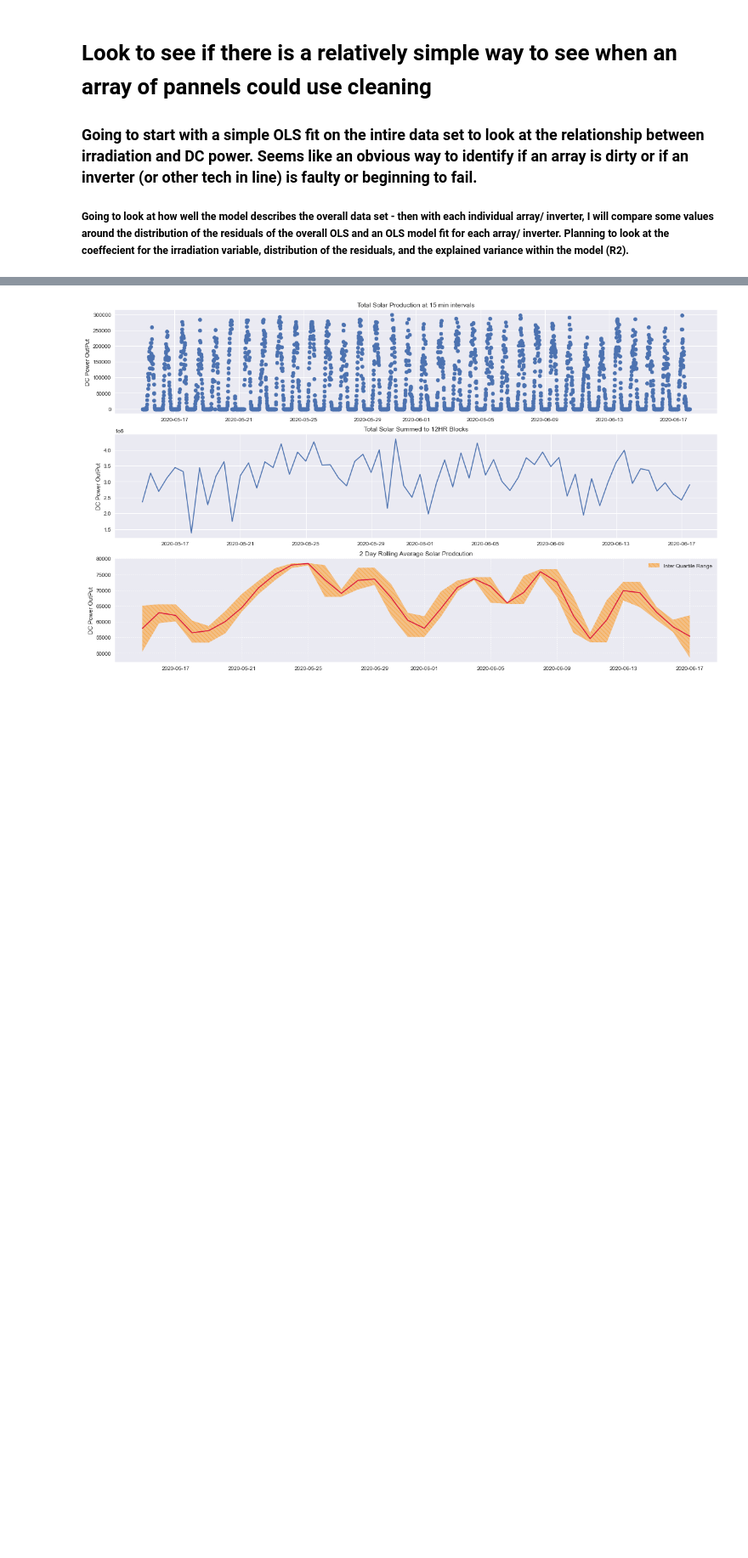
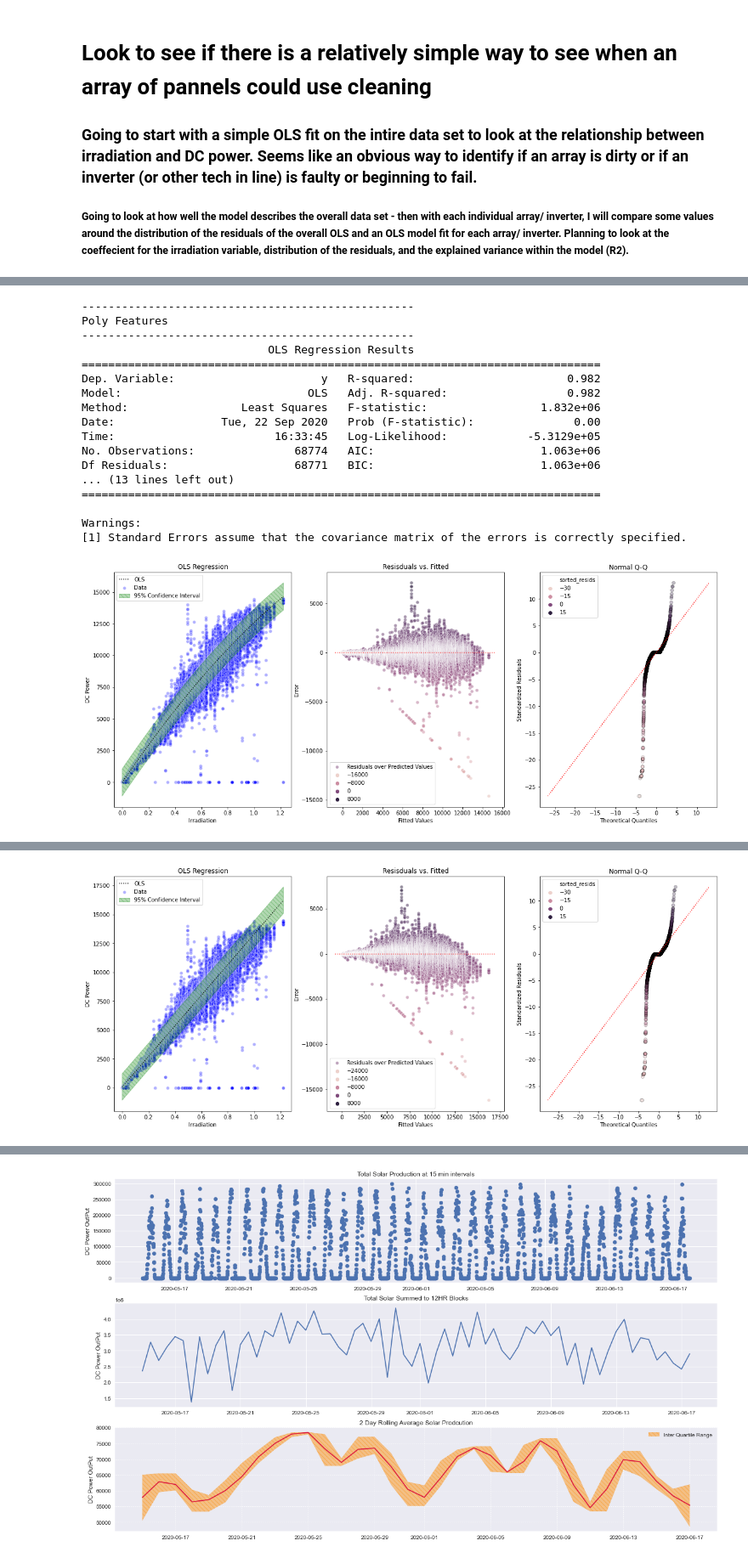
Before and after one commit to TheFoodForest/Kaggle-Solar-Power-Generation, a Jupyter notebook: Exploratory_Analysis.ipynb, the cells around one changed output, grey strips where cells are left out. Shown at 85% size. Drawn from its saved outputs; the diff is of its cells as text; code cells hidden in the pictures; blank space fills up the shorter version.

```diff
--- a/Exploratory_Analysis.ipynb
+++ b/Exploratory_Analysis.ipynb
@@ -350,0 +369,76 @@ Warnings:
+# %%
+# compare the results of a couple polynomial and linear regressions and look at the results
+
+plantOneTemp = pd.DataFrame(plantOneFull.dropna())
+# plantOneTemp = plantOneTemp.loc[plantOneTemp.DC_POWER != 0]
+plantOneTemp.sort_values('IRRADIATION', ascending=True, inplace=True)
+
+y = plantOneTemp.DC_POWER.values
+x = plantOneTemp.IRRADIATION.values
+
+X = np.column_stack((x, x**2, np.ones(len(x)))) # create our polynomial features and constant
+
+
+print('-'*50)
+print('Poly Features')
+print('-'*50)
+reg = OLS(X, y) # fit and plot the OLS regression with second degree polynomial features y = x + x**2 + c
+reg.fit()
+reg.plot()
+
+print('-'*50)
+print('Linear Features')
+print('-'*50)
+X2 = np.column_stack((x, np.ones(len(x))))
+reg = OLS(X2, y) # fit with given featues - linear output
+reg.fit()
+reg.plot()
+
+
+print('-'*50)
+print('Sin Features')
+print('-'*50)
+X3 = np.column_stack((x, np.sin(x), np.ones(len(x))))
+regSin = OLS(X3,y)
+regSin.fit()
+regSin.plot()
+
+# print('-'*50)
+# print('ln Features')
+# print('-'*50)
+# X4 = np.column_stack((x, np.log(x+ 1.5), np.ones(len(x))))
+# reg = OLS(X4,y)
+# reg.fit()
+# reg.plot()
+
+
+plantOneLog = plantOneTemp.loc[plantOneTemp.DC_POWER != 0] # log transform - remove the 0's for y - removing lots of outliers too
+ylog = plantOneLog.DC_POWER.values
+xlog = plantOneLog.IRRADIATION.values
+print('-'*50)
+print('Ln features - y log transformation')
+print('-'*50)
+X5 = np.column_stack((xlog, np.log(xlog), np.ones(len(xlog))))
+y2 = np.log(ylog)
+reg = OLS(X5,y2)
+reg.fit()
+reg.plot()
+# %% [output]
+--------------------------------------------------
+Poly Features
+--------------------------------------------------
+                            OLS Regression Results
+==============================================================================
+Dep. Variable:                      y   R-squared:                       0.982
+Model:                            OLS   Adj. R-squared:                  0.982
+Method:                 Least Squares   F-statistic:                 1.832e+06
+Date:                Tue, 22 Sep 2020   Prob (F-statistic):               0.00
+Time:                        16:33:45   Log-Likelihood:            -5.3129e+05
+No. Observations:               68774   AIC:                         1.063e+06
+Df Residuals:                   68771   BIC:                         1.063e+06
+... (13 lines left out)
+==============================================================================
+
+Warnings:
+[1] Standard Errors assume that the covariance matrix of the errors is correctly specified.
+[figure, added]
@@ -350,0 +462 @@ Warnings:
+[figure, added]
```
Also changed, not shown: parts of 14 cells of this notebook.
